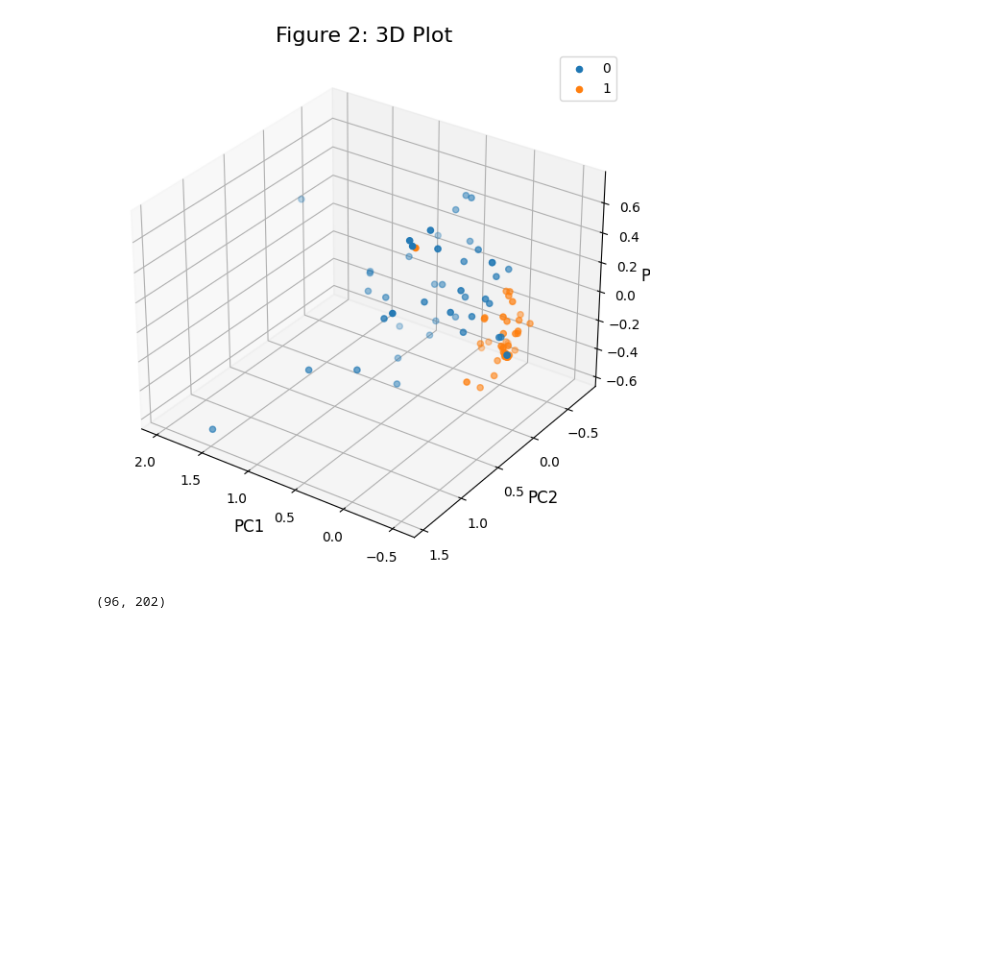
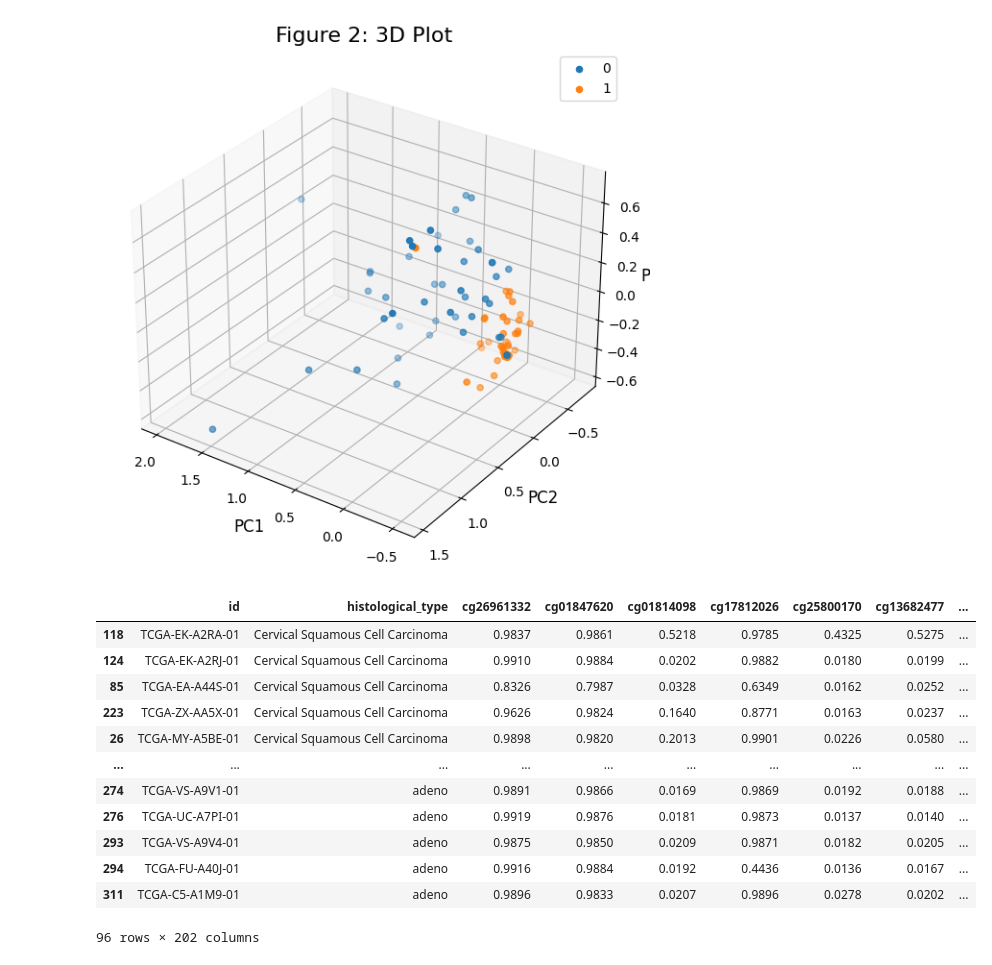
Before and after one commit to nadunchanna98/Multi-Omic-Cervical-Cancer-Machine-Learning-Data-Processing, a Jupyter notebook: PCA_methylation450K_ipynb.ipynb, the cells around one changed output. Saved outputs shown, nothing was run; the diff lists cells and outputs as text; code cells hidden in the pictures; blank space fills up the shorter version.

```diff
--- a/PCA_methylation450K_ipynb.ipynb
+++ b/PCA_methylation450K_ipynb.ipynb
@@ -326,6 +326,18 @@ plt.show()
 # %% [output]
 [figure]
 # %%
-df2_Resampled2.shape
+df2_Resampled2
 # %% [output]
+|  | id | histological_type | cg26961332 | cg01847620 | cg01814098 | cg17812026 | cg25800170 | cg13682477 | ... |
+| 118 | TCGA-EK-A2RA-01 | Cervical Squamous Cell Carcinoma | 0.9837 | 0.9861 | 0.5218 | 0.9785 | 0.4325 | 0.5275 | ... |
+| 124 | TCGA-EK-A2RJ-01 | Cervical Squamous Cell Carcinoma | 0.9910 | 0.9884 | 0.0202 | 0.9882 | 0.0180 | 0.0199 | ... |
+| 85 | TCGA-EA-A44S-01 | Cervical Squamous Cell Carcinoma | 0.8326 | 0.7987 | 0.0328 | 0.6349 | 0.0162 | 0.0252 | ... |
+| 223 | TCGA-ZX-AA5X-01 | Cervical Squamous Cell Carcinoma | 0.9626 | 0.9824 | 0.1640 | 0.8771 | 0.0163 | 0.0237 | ... |
+| 26 | TCGA-MY-A5BE-01 | Cervical Squamous Cell Carcinoma | 0.9898 | 0.9820 | 0.2013 | 0.9901 | 0.0226 | 0.0580 | ... |
+| ... | ... | ... | ... | ... | ... | ... | ... | ... | ... |
+| 274 | TCGA-VS-A9V1-01 | adeno | 0.9891 | 0.9866 | 0.0169 | 0.9869 | 0.0192 | 0.0188 | ... |
+| 276 | TCGA-UC-A7PI-01 | adeno | 0.9919 | 0.9876 | 0.0181 | 0.9873 | 0.0137 | 0.0140 | ... |
+| 293 | TCGA-VS-A9V4-01 | adeno | 0.9875 | 0.9850 | 0.0209 | 0.9871 | 0.0182 | 0.0205 | ... |
+| 294 | TCGA-FU-A40J-01 | adeno | 0.9916 | 0.9884 | 0.0192 | 0.4436 | 0.0136 | 0.0167 | ... |
+| 311 | TCGA-C5-A1M9-01 | adeno | 0.9896 | 0.9833 | 0.0207 | 0.9896 | 0.0278 | 0.0202 | ... |
-(96, 202)
+96 rows × 202 columns
```
Also changed, not shown: parts of 4 cells of this notebook.
